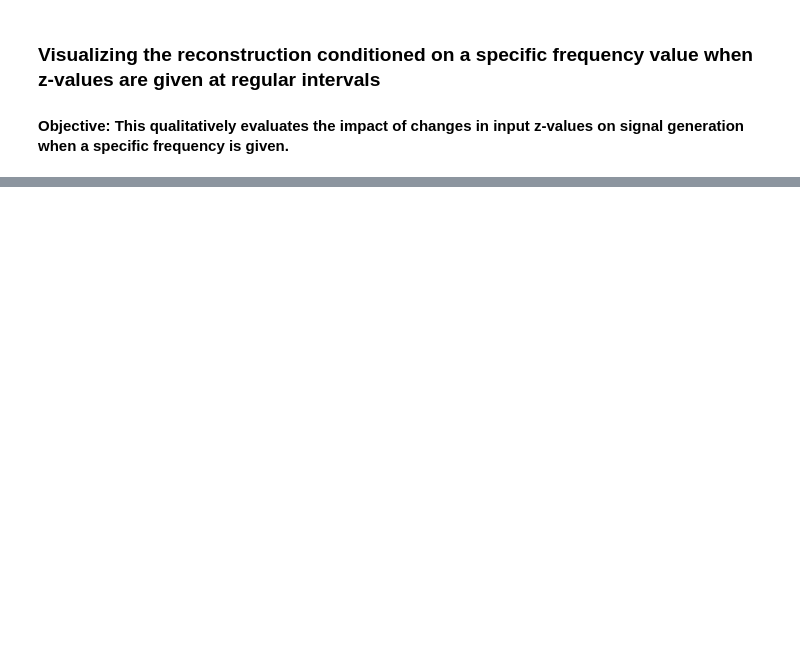
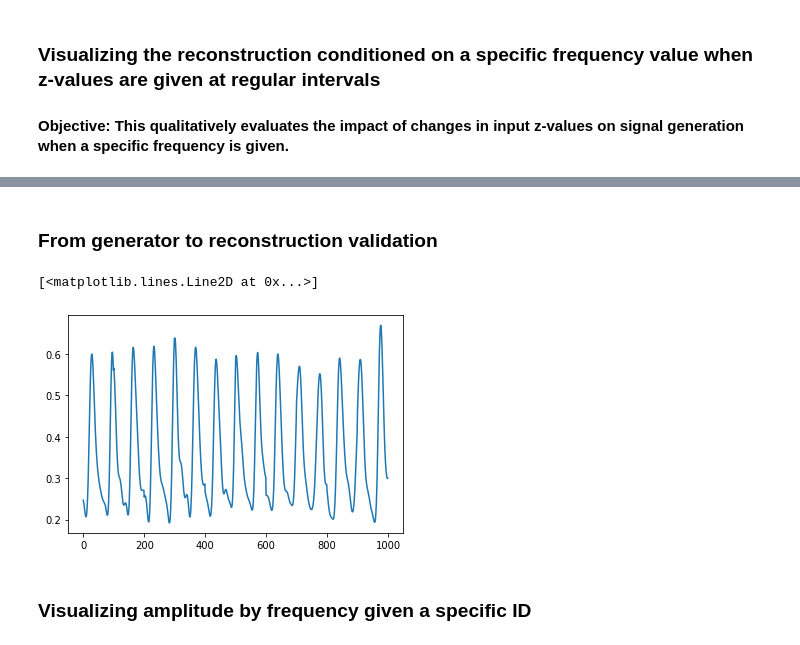
Before and after one commit to JunetaeKim/VABAM, a Jupyter notebook: Evaluation.ipynb, the cells around one changed output, grey strips where cells are left out. Drawn from its saved outputs; the diff is of its cells as text; code cells hidden in the pictures; blank space fills up the shorter version.

```diff
--- a/Evaluation.ipynb
+++ b/Evaluation.ipynb
@@ -313,3 +268,13 @@ plt.plot(SigGen[78])
+# %% [markdown]
+### From generator to reconstruction validation
+# %%
+idx = 175
+plt.plot(RecPred[idx])
+# %% [output]
+[<matplotlib.lines.Line2D at 0x...>]
+[figure, added]
+# %% [markdown]
+### Visualizing amplitude by frequency given a specific ID
 # %%
 # GenSig_zVar
 N_Gen= 300
```
Also changed, not shown: parts of 8 cells of this notebook, 1 other file.
